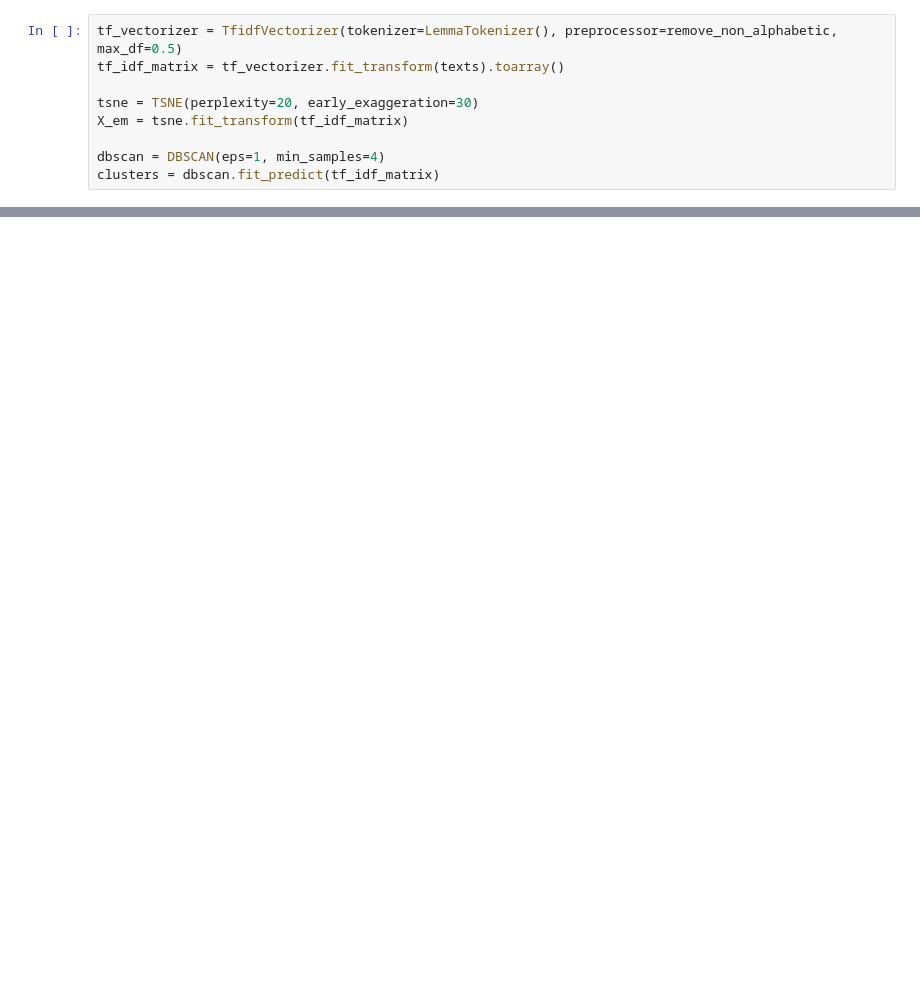
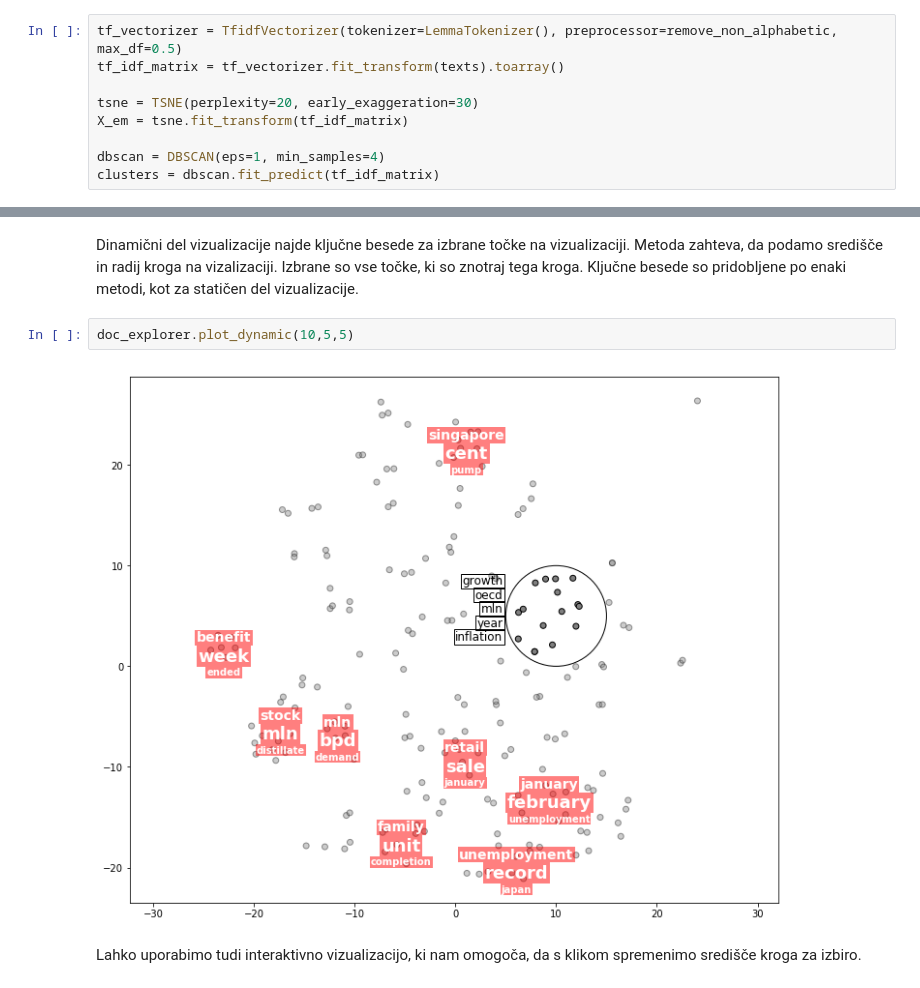
Before and after one commit to simejanko/mag-multidim-proj-visualisation, a Jupyter notebook: showcases/text_exploration.ipynb, the cells around one changed output, grey strips where cells are left out. Drawn from its saved outputs; the diff is of its cells as text; blank space fills up the shorter version.

```diff
--- a/showcases/text_exploration.ipynb
+++ b/showcases/text_exploration.ipynb
@@ -39,3 +48,11 @@ plt.show()
+# %% [markdown]
+Dinamični del vizualizacije najde ključne besede za izbrane točke na vizualizaciji. Metoda zahteva, da podamo središče in radij kroga na vizalizaciji. Izbrane so vse točke, ki so znotraj tega kroga. Ključne besede so pridobljene po enaki metodi, kot za statičen del vizualizacije.
+# %%
+doc_explorer.plot_dynamic(10,5,5)
+# %% [output]
+[figure, added]
+# %% [markdown]
+Lahko uporabimo tudi interaktivno vizualizacijo, ki nam omogoča, da s klikom spremenimo središče kroga za izbiro.
 # %%
 %matplotlib notebook
 doc_explorer = DocExplorer(method='g2')
```
Also changed, not shown: parts of 9 cells of this notebook, 1 other file.
